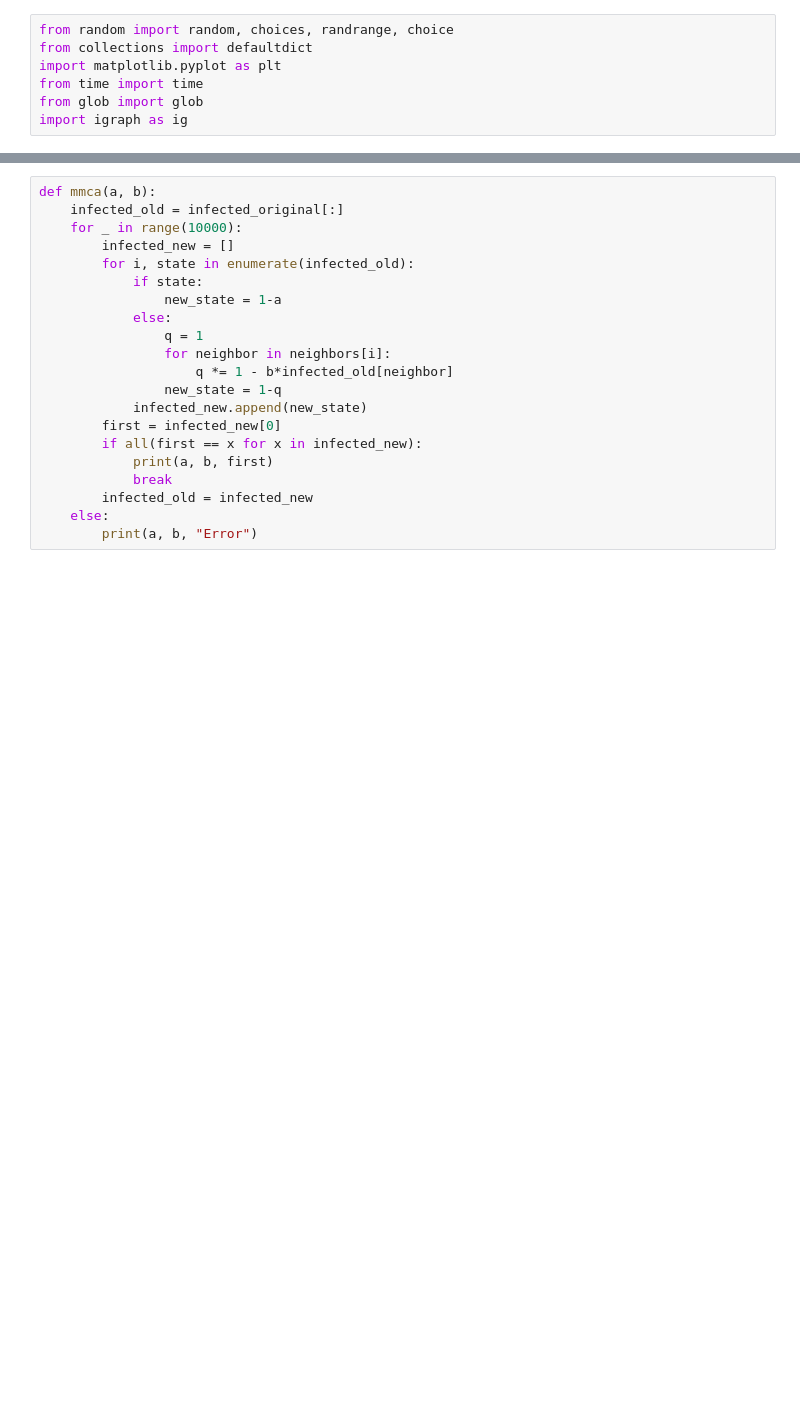
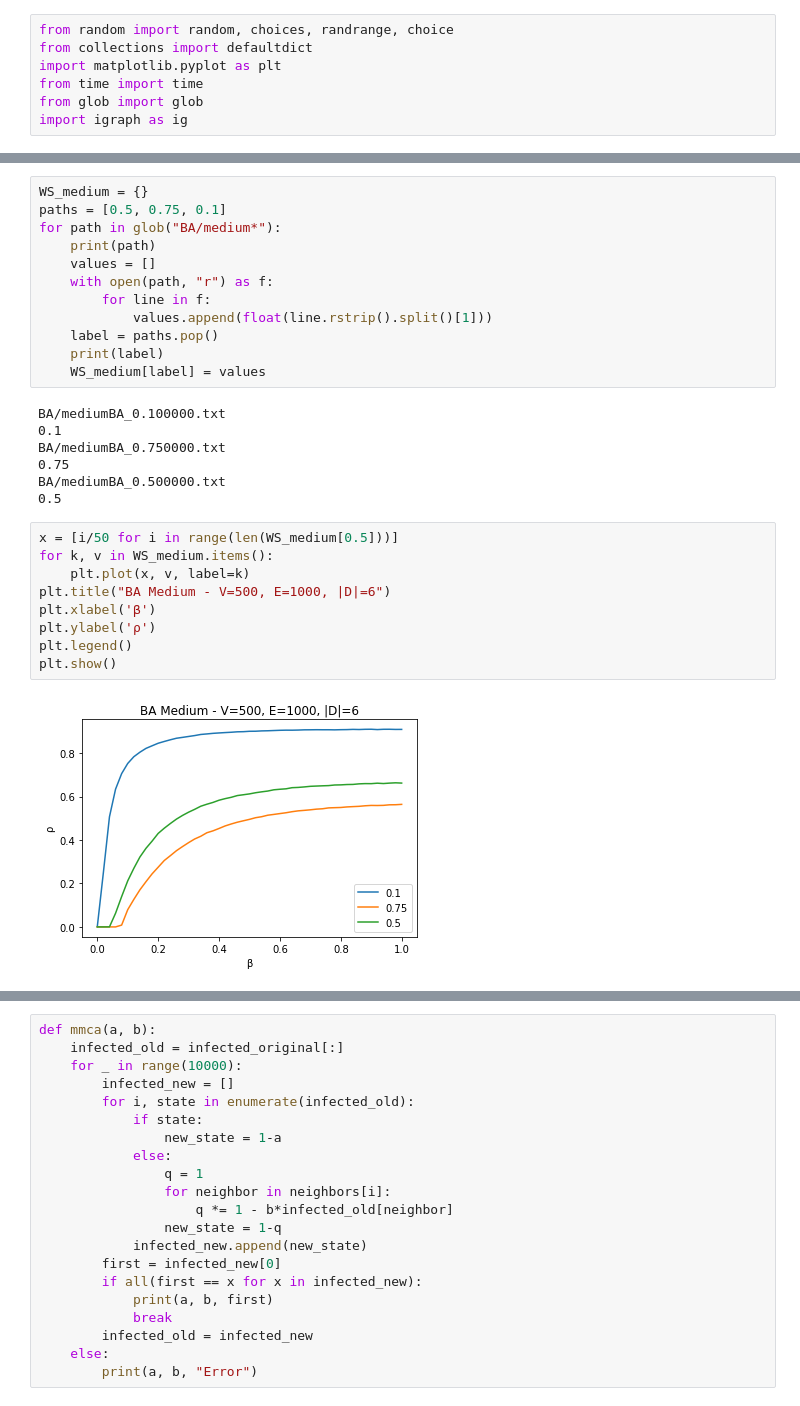
Before and after one commit to baton96/Complex-Networks, a Jupyter notebook: A4/plotting.ipynb, the cells around one changed output, grey strips where cells are left out. Drawn from its saved outputs; the diff is of its cells as text; blank space fills up the shorter version.

```diff
--- a/A4/plotting.ipynb
+++ b/A4/plotting.ipynb
@@ -7,0 +39,30 @@ import igraph as ig
+# %%
+WS_medium = {}
+paths = [0.5, 0.75, 0.1]
+for path in glob("BA/medium*"):
+    print(path)
+    values = []
+    with open(path, "r") as f:
+        for line in f:
+            values.append(float(line.rstrip().split()[1]))
+    label = paths.pop()
+    print(label)
+    WS_medium[label] = values
+# %% [output]
+BA/mediumBA_0.100000.txt
+0.1
+BA/mediumBA_0.750000.txt
+0.75
+BA/mediumBA_0.500000.txt
+0.5
+# %%
+x = [i/50 for i in range(len(WS_medium[0.5]))]
+for k, v in WS_medium.items():
+    plt.plot(x, v, label=k)
+plt.title("BA Medium - V=500, E=1000, |D|=6")
+plt.xlabel('β')
+plt.ylabel('ρ')
+plt.legend()
+plt.show()
+# %% [output]
+[figure, added]
```
Also changed, not shown: parts of 11 cells of this notebook.
